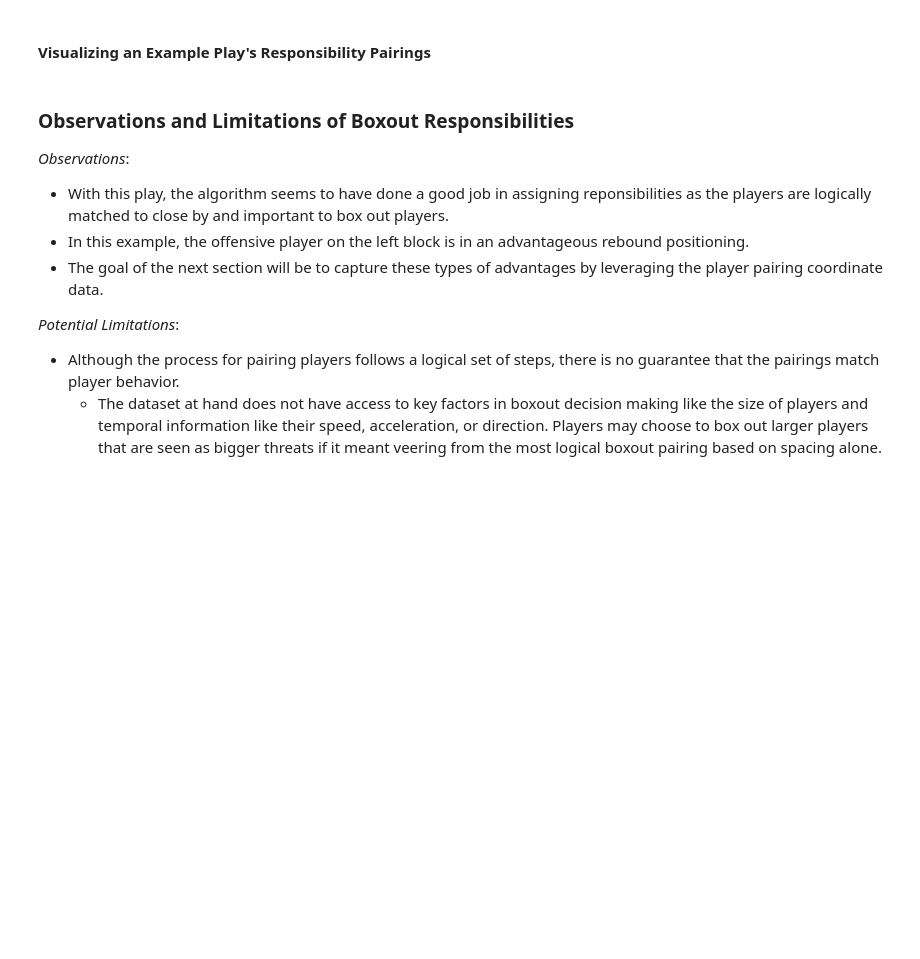
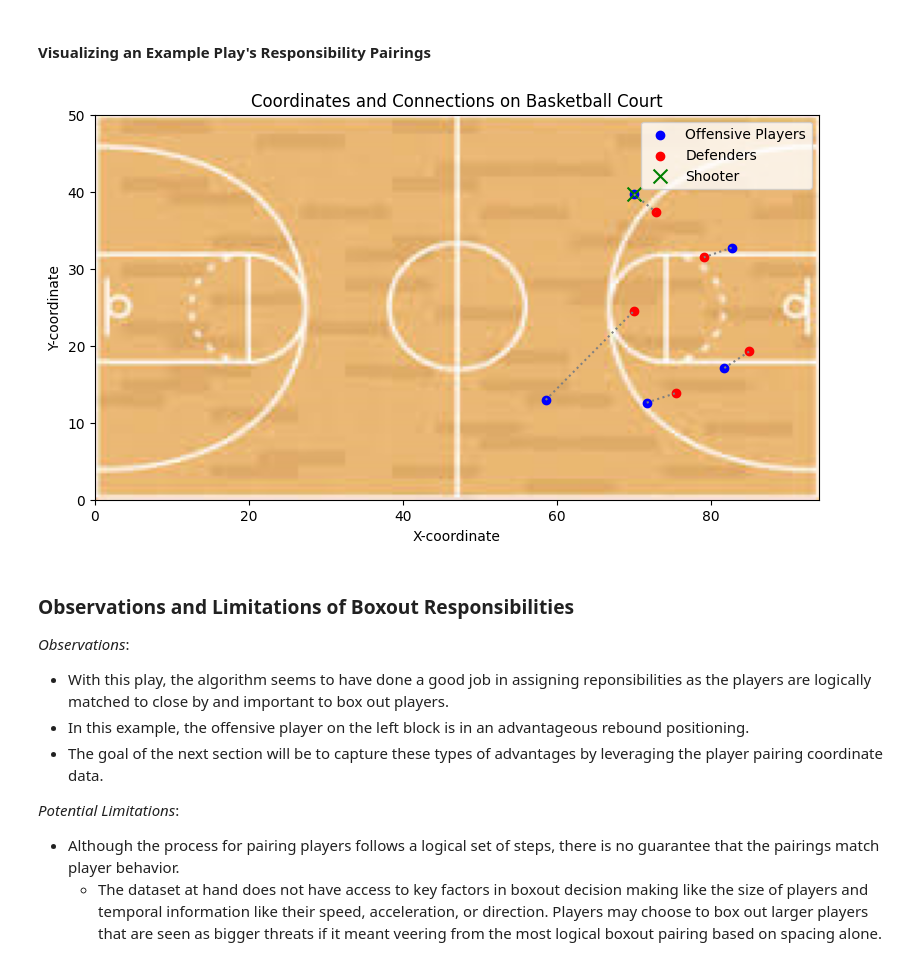
Before and after one commit to timseymour42/shotquality-offensive-rebounding, a Jupyter notebook: obrd_prediction.ipynb, the cells around one changed output. Saved outputs shown, nothing was run; the diff lists cells and outputs as text; code cells hidden in the pictures; blank space fills up the shorter version.

Commit message:
ran code for visuals

```diff
--- a/obrd_prediction.ipynb
+++ b/obrd_prediction.ipynb
@@ -154,10 +154,10 @@ By the end of this section, we'll have a comprehensive understanding of our data
 #### Examining the Available Data
 # %%
 # loading in each dataset
-train_locs = pd.read_csv('/data/train_locs.csv')
-train_pbp = pd.read_csv('/data/train_pbp.csv')
-test_locs = pd.read_csv('/data/test_locs.csv')
-test_pbp = pd.read_csv('/data/test_pbp.csv')
+train_locs = pd.read_csv('data/train_locs.csv')
+train_pbp = pd.read_csv('data/train_pbp.csv')
+test_locs = pd.read_csv('data/test_locs.csv')
+test_pbp = pd.read_csv('data/test_pbp.csv')
 # %%
 training_data = train_locs.copy()
 testing_data = test_locs.copy()
@@ -1088,8 +1217,8 @@ if RUN_CELL:
     def_training_data = assign_responsibilities(copy_training_data)
     def_testing_data = assign_responsibilities(copy_testing_data)
 # %%
-def_training_data = pd.read_csv('/data/def_training_data.csv').drop('Unnamed: 0', axis=1)
-def_testing_data = pd.read_csv('/data/def_testing_data.csv').drop('Unnamed: 0', axis=1)
+def_training_data = pd.read_csv('data/def_training_data.csv').drop('Unnamed: 0', axis=1)
+def_testing_data = pd.read_csv('data/def_testing_data.csv').drop('Unnamed: 0', axis=1)
 # %%
 # def_training_data.to_csv('def_training_data.csv')
 # def_testing_data.to_csv('def_testing_data.csv')
@@ -1112,32 +1241,34 @@ def_testing_data.rename(columns={'annotation_code_x': 'annotation_code_def', 'an
 # %%
 # sample data
 df = pd.DataFrame(def_training_data[0:5])
 
 # load the images
-court_image = Image.open('/images/court_dims.png')
+court_image = Image.open('images/court_dims.png')
 
 # plot the basketball court
 plt.figure(figsize=(10, 5))
 plt.imshow(court_image, extent=[0, 94, 0, 50])  # Extent based on court dimensions
 
 
 # plotting the coordinates and connecting the pairs of players with lines
 plt.scatter(df['off_x'], df['off_y'], color='blue', label='Offensive Players')
 plt.scatter(df['def_x'], df['def_y'], color='red', label='Defenders')
 
 # connect the pairs of players with lines
 for i, row in df.iterrows():
     plt.plot([row['off_x'], row['def_x']], [row['off_y'], row['def_y']], color='gray', linestyle='dotted')
 
 # putting a green x over the shooter
 shooter_row = df[df['annotation_code_off'] == 's'].iloc[0]
 plt.scatter(shooter_row['off_x'], shooter_row['off_y'], color='green', marker='x', s=100, label='Shooter')
 
 plt.xlabel('X-coordinate')
 plt.ylabel('Y-coordinate')
 plt.title('Coordinates and Connections on Basketball Court')
 plt.legend()
 plt.show()
+# %% [output]
+[figure, added]
 # %% [markdown]
 ### Observations and Limitations of Boxout Responsibilities
 *Observations*:
```
Also changed, not shown: parts of 52 cells of this notebook.
